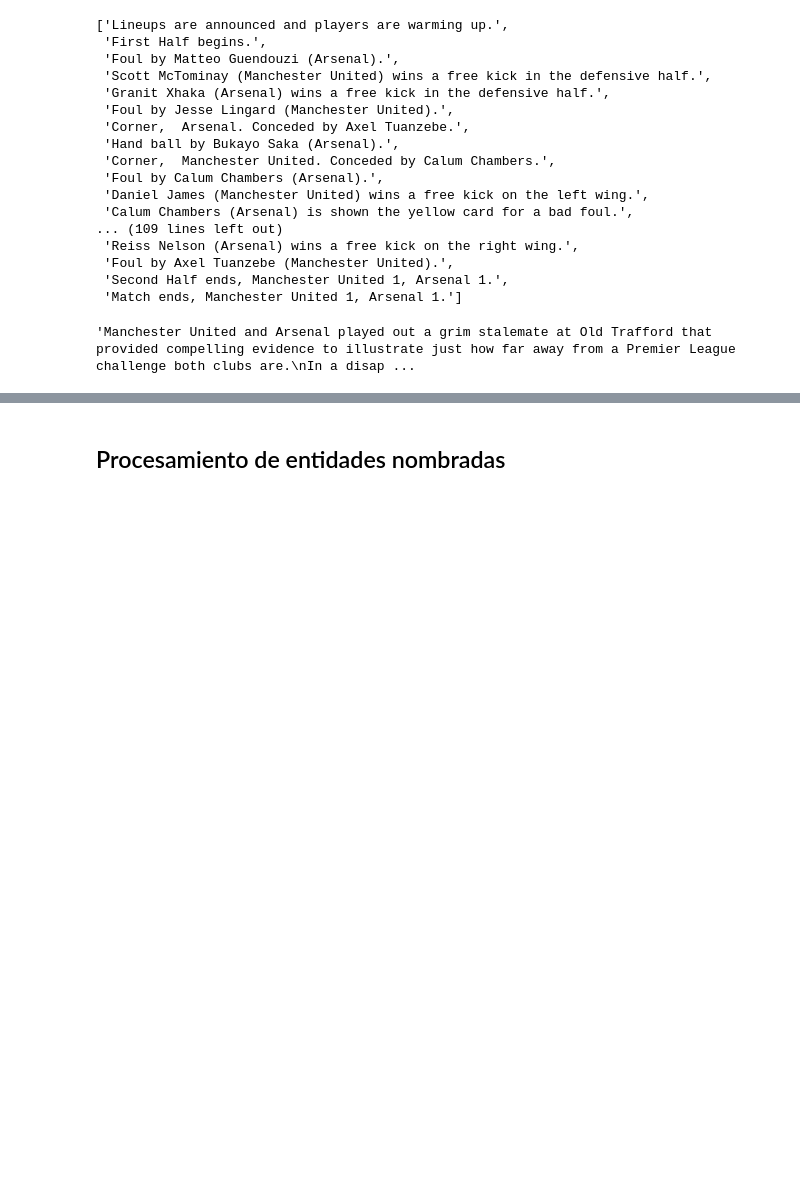
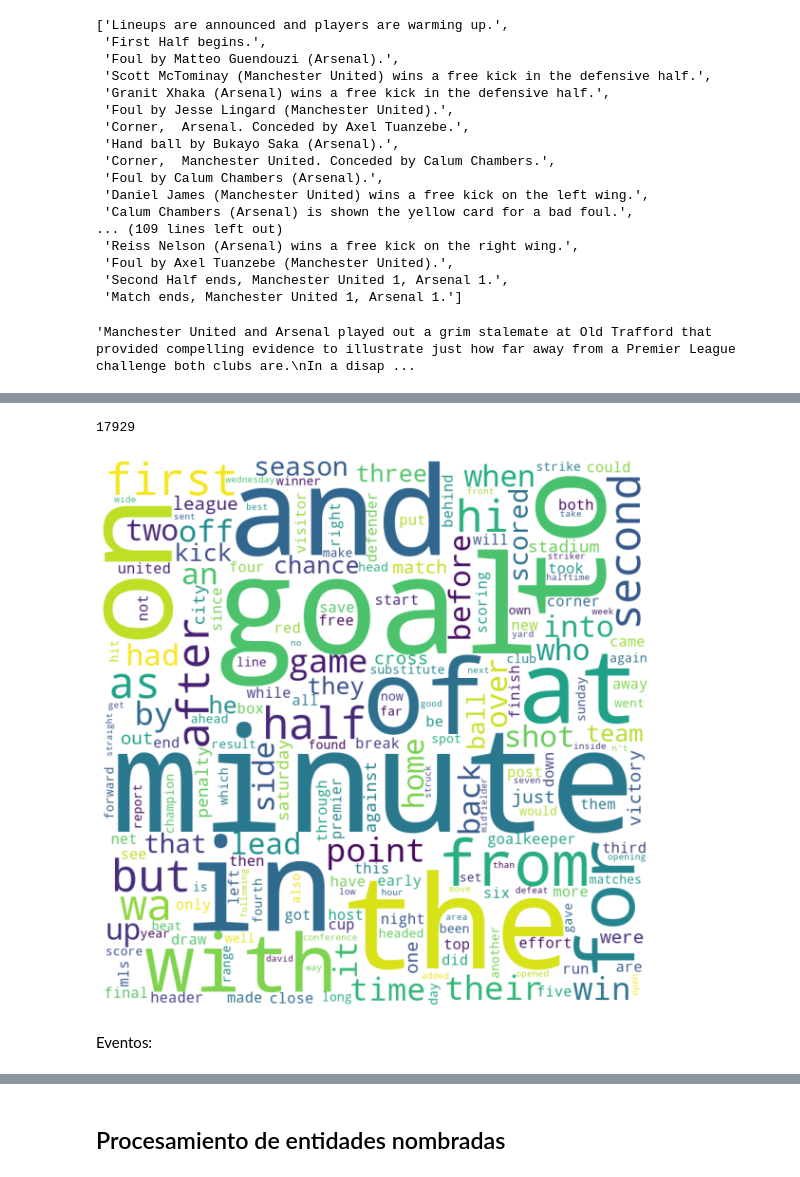
Before and after one commit to gscharly/master_ds_tfm, a Jupyter notebook: analysis/article_vocabulary.ipynb, the cells around one changed output, grey strips where cells are left out. Cells and saved outputs as stored; diff of their text form; code cells hidden in the pictures; blank space fills up the shorter version.

```diff
--- a/analysis/article_vocabulary.ipynb
+++ b/analysis/article_vocabulary.ipynb
@@ -18,3 +20,17 @@ from scripts.text.teams_players import TeamPlayers
+# %%
+def plot_wordcloud(words ,width=800, heigh=800):
+    wordcloud = WordCloud(width = width, height = 800,
+                background_color ='white',
+                min_font_size = 10, collocations=False,
+                         stopwords=list()).generate(words)
+
+    # plot the WordCloud image
+    plt.figure(figsize = (8, 8), facecolor = None)
+    plt.imshow(wordcloud)
+    plt.axis("off")
+    plt.tight_layout(pad = 0)
+
+    plt.show()
 # %% [markdown]
 # Procesamiento de noticias y eventos
 # %% [markdown]
@@ -76,4 +74,4 @@ processor._clean_tokens(prueba['article'])
 # %%
 %%time
-processor.vocabulary_length(text_type='article')
+article_vocab = processor.get_vocabulary(text_type='article')
 # %% [output]
@@ -88,2 +103,14 @@ len(processor.words['article'])
+# %%
+len(article_vocab)
+# %% [output]
+17929
+# %%
+vocab = ' '.join([' '.join(t[0] for i in range(t[1])) for t in article_vocab])
+# %%
+plot_wordcloud(vocab)
+# %% [output]
+[figure, added]
+# %% [markdown]
+Eventos:
 # %%
 %%time
```
Also changed, not shown: parts of 29 cells of this notebook, 13 other files.
